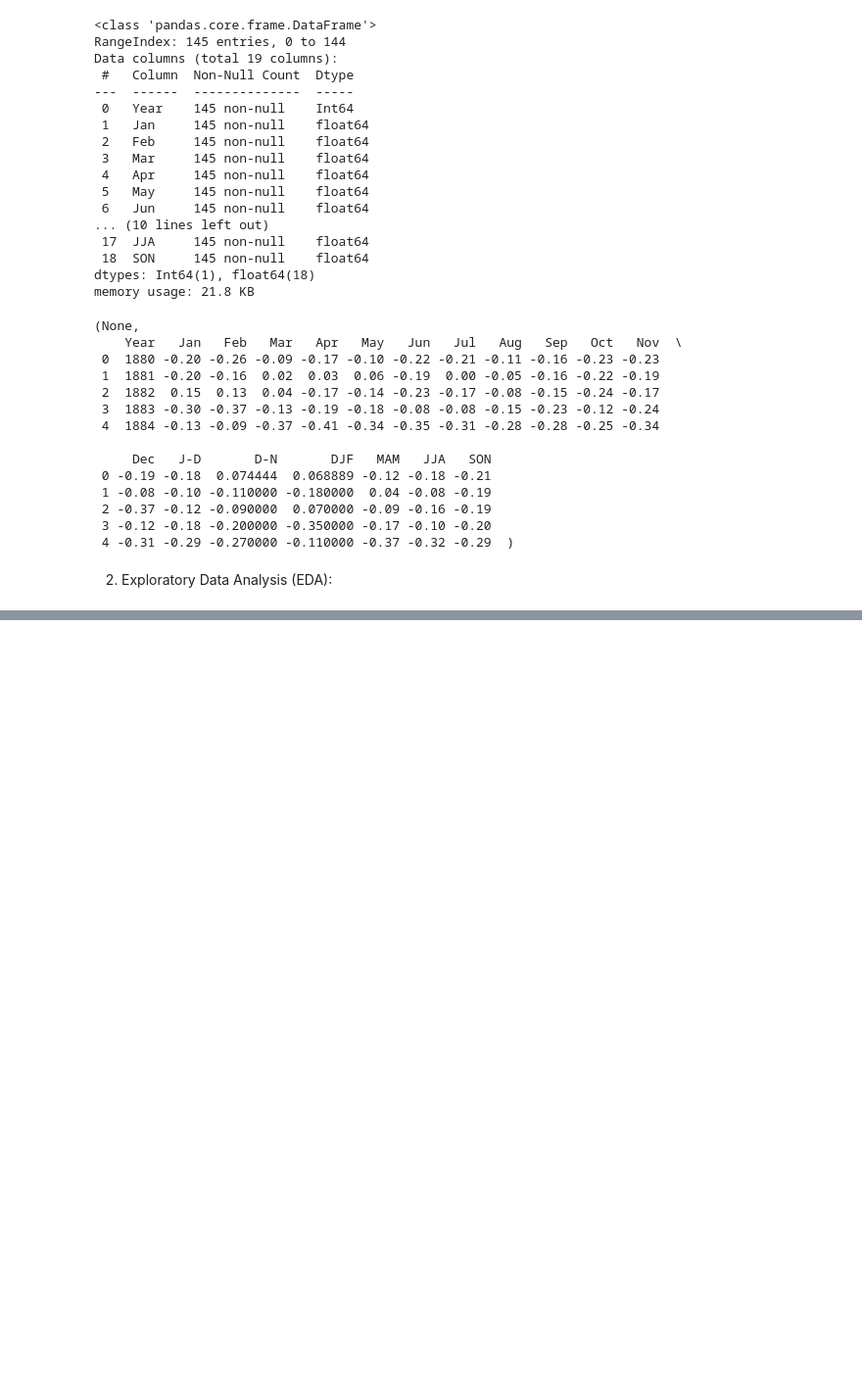
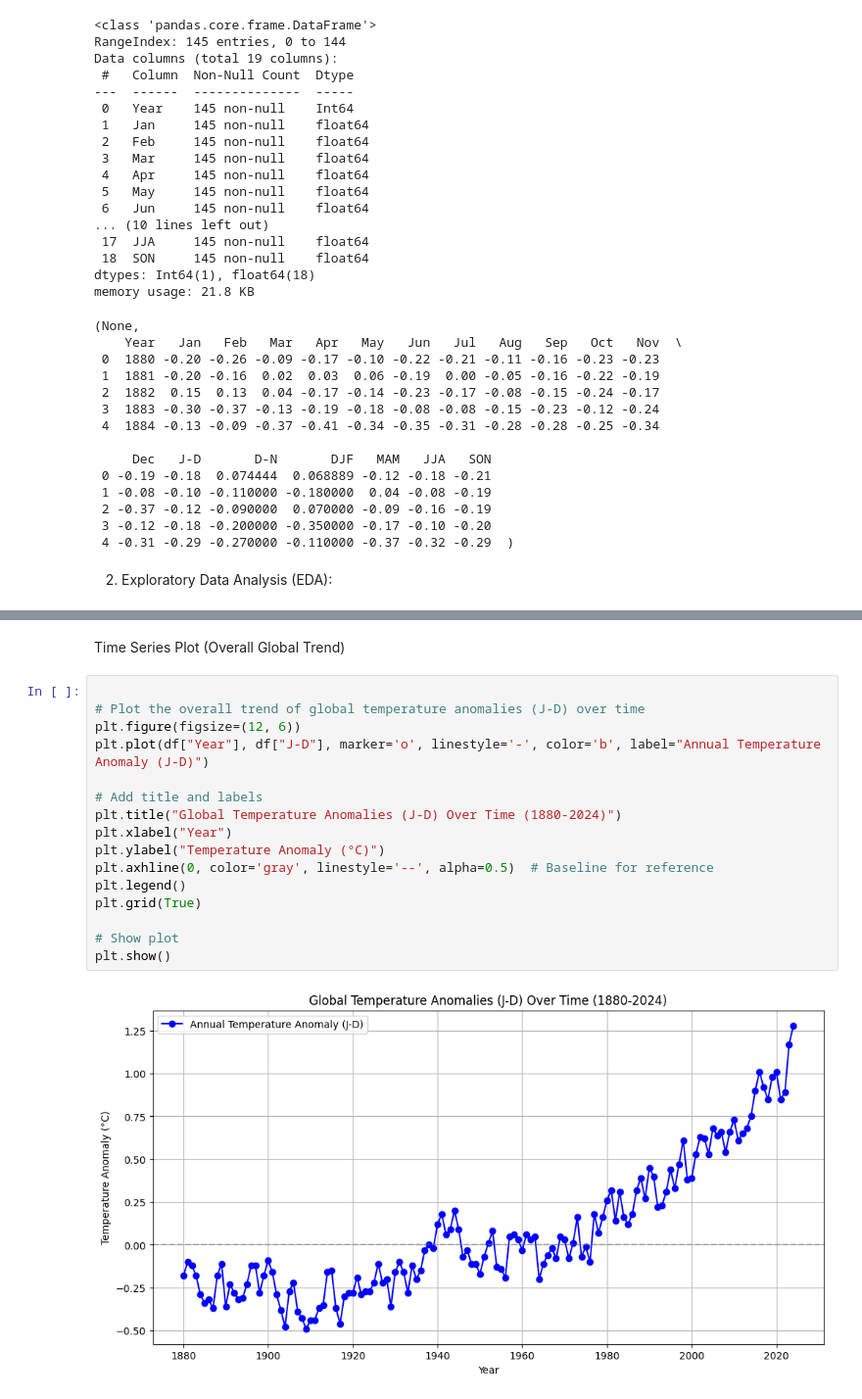
Before and after one commit to albertokabore/Albert_Global_Temperature_Exploratory_Data_Analysis, a Jupyter notebook: Albert_Global_Temperature.ipynb, the cells around one changed output, grey strips where cells are left out. Shown at 98% size. Cells and saved outputs as stored; diff of their text form; blank space fills up the shorter version.

```diff
--- a/Albert_Global_Temperature.ipynb
+++ b/Albert_Global_Temperature.ipynb
@@ -188,0 +194,20 @@ Data Cleaning
+# %% [markdown]
+Time Series Plot (Overall Global Trend)
+# %%
+
+# Plot the overall trend of global temperature anomalies (J-D) over time
+plt.figure(figsize=(12, 6))
+plt.plot(df["Year"], df["J-D"], marker='o', linestyle='-', color='b', label="Annual Temperature Anomaly (J-D)")
+
+# Add title and labels
+plt.title("Global Temperature Anomalies (J-D) Over Time (1880-2024)")
+plt.xlabel("Year")
+plt.ylabel("Temperature Anomaly (°C)")
+plt.axhline(0, color='gray', linestyle='--', alpha=0.5)  # Baseline for reference
+plt.legend()
+plt.grid(True)
+
+# Show plot
+plt.show()
+# %% [output]
+[figure, added]
```
Also changed, not shown: parts of 24 cells of this notebook, 2 other files.
